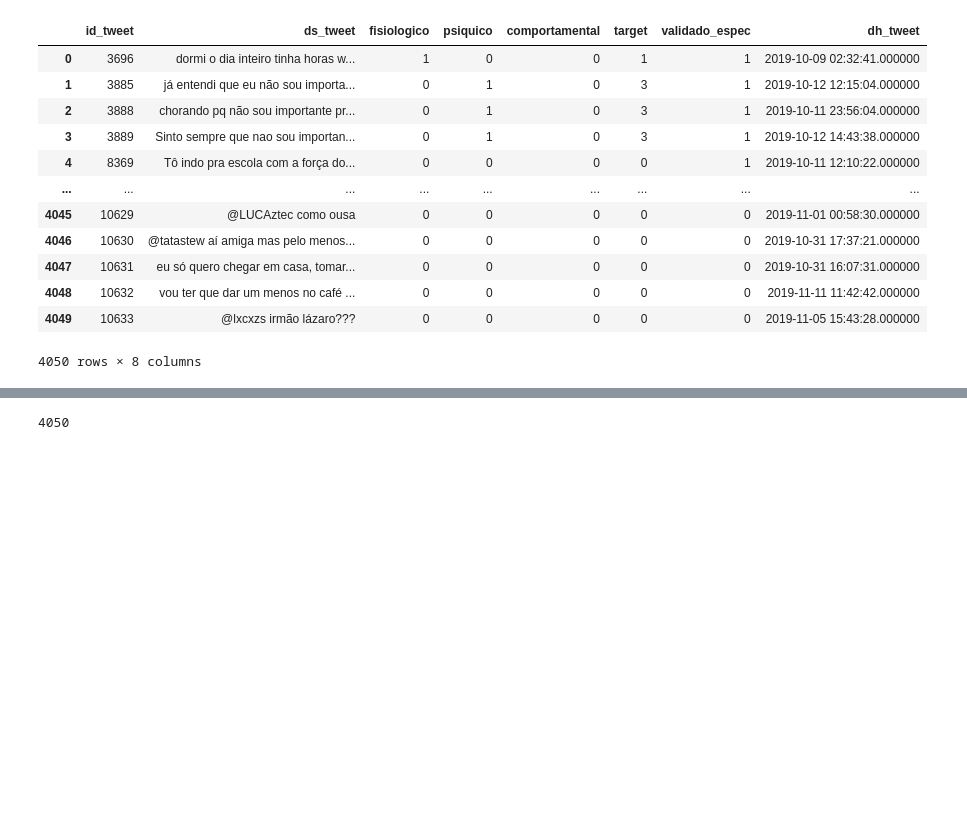
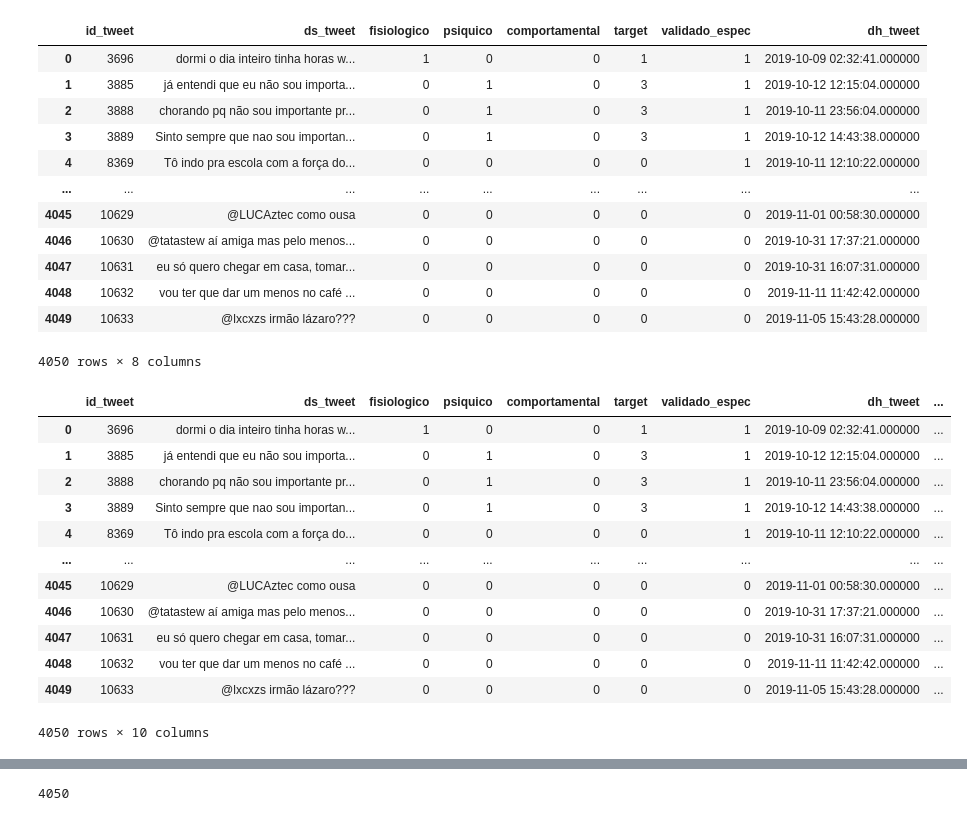
Before and after one commit to vceesar/Depressao-ML, a Jupyter notebook: depressao_notebook.ipynb, the cells around one changed output, grey strips where cells are left out. Saved outputs shown, nothing was run; the diff lists cells and outputs as text; code cells hidden in the pictures; blank space fills up the shorter version.

```diff
--- a/depressao_notebook.ipynb
+++ b/depressao_notebook.ipynb
@@ -73,4 +77,20 @@ display(df)
 # %%
 df['data_postagem'] = pd.to_datetime(df['dh_tweet']).dt.date
 df['hora_postagem'] = pd.to_datetime(df['dh_tweet']).dt.time
+# %%
+display(df)
+# %% [output]
+|  | id_tweet | ds_tweet | fisiologico | psiquico | comportamental | target | validado_espec | dh_tweet | ... |
+| 0 | 3696 | dormi o dia inteiro tinha horas w... | 1 | 0 | 0 | 1 | 1 | 2019-10-09 02:32:41.000000 | ... |
+| 1 | 3885 | já entendi que eu não sou importa... | 0 | 1 | 0 | 3 | 1 | 2019-10-12 12:15:04.000000 | ... |
+| 2 | 3888 | chorando pq não sou importante pr... | 0 | 1 | 0 | 3 | 1 | 2019-10-11 23:56:04.000000 | ... |
+| 3 | 3889 | Sinto sempre que nao sou importan... | 0 | 1 | 0 | 3 | 1 | 2019-10-12 14:43:38.000000 | ... |
+| 4 | 8369 | Tô indo pra escola com a força do... | 0 | 0 | 0 | 0 | 1 | 2019-10-11 12:10:22.000000 | ... |
+| ... | ... | ... | ... | ... | ... | ... | ... | ... | ... |
+| 4045 | 10629 | @LUCAztec como ousa | 0 | 0 | 0 | 0 | 0 | 2019-11-01 00:58:30.000000 | ... |
+| 4046 | 10630 | @tatastew aí amiga mas pelo menos... | 0 | 0 | 0 | 0 | 0 | 2019-10-31 17:37:21.000000 | ... |
+| 4047 | 10631 | eu só quero chegar em casa, tomar... | 0 | 0 | 0 | 0 | 0 | 2019-10-31 16:07:31.000000 | ... |
+| 4048 | 10632 | vou ter que dar um menos no café ... | 0 | 0 | 0 | 0 | 0 | 2019-11-11 11:42:42.000000 | ... |
+| 4049 | 10633 | @lxcxzs irmão lázaro??? | 0 | 0 | 0 | 0 | 0 | 2019-11-05 15:43:28.000000 | ... |
+4050 rows × 10 columns
 # %%
```
Also changed, not shown: parts of 27 cells of this notebook.
